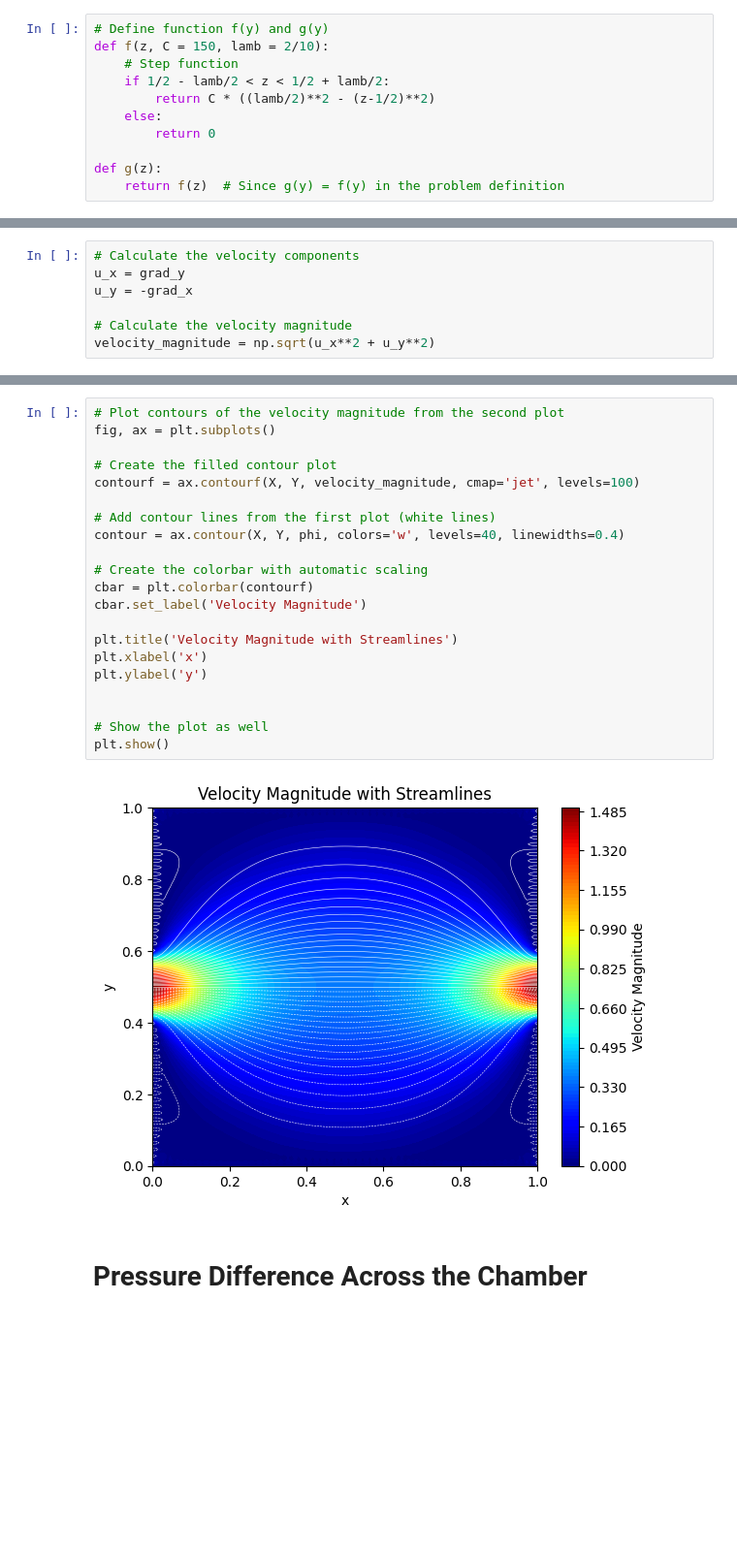
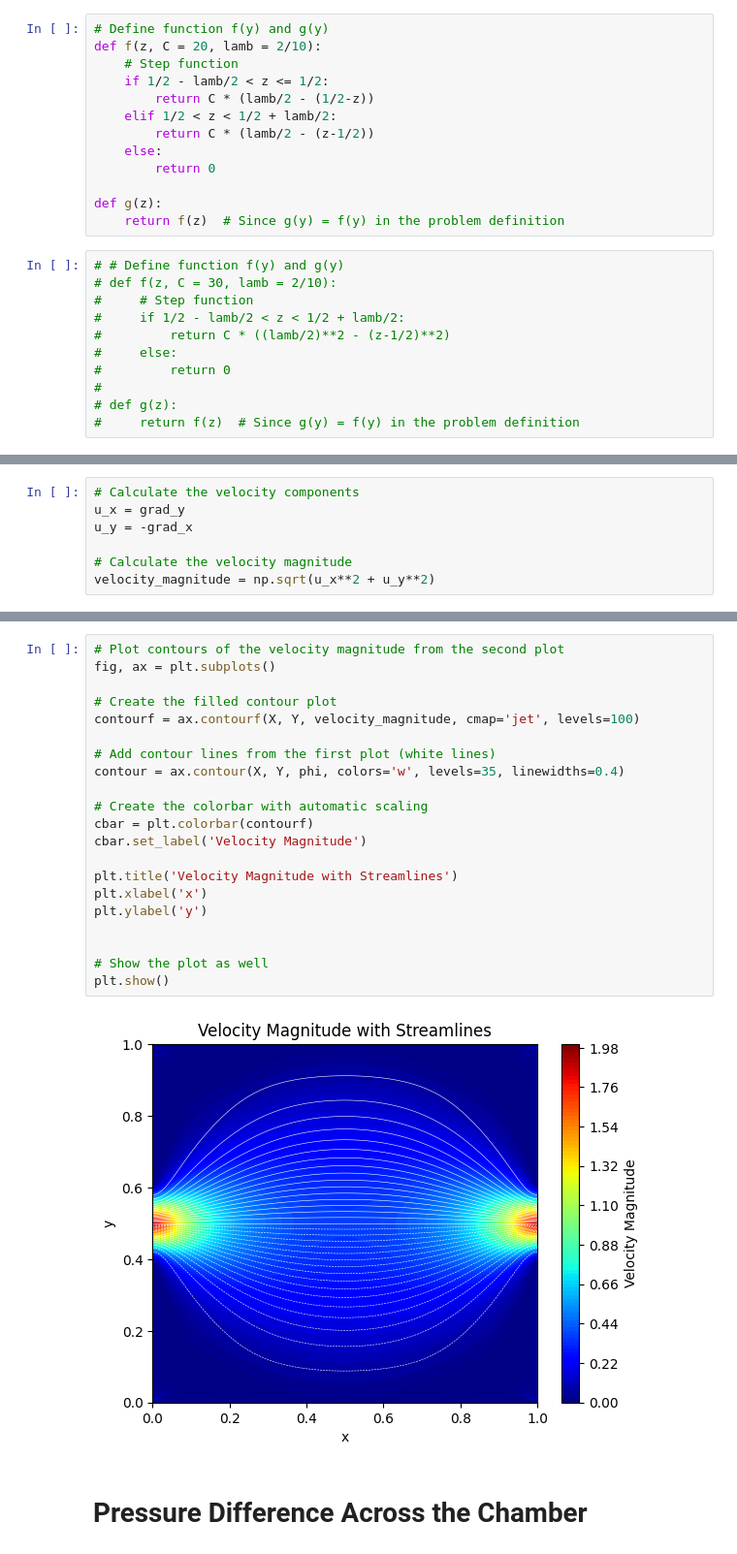
Before and after one commit to ScarlettJJJ/RS_Group1, a Jupyter notebook: Biharmonic Equation new.ipynb, the cells around one changed output, grey strips where cells are left out. Shown at 97% size. Saved outputs shown, nothing was run; the diff lists cells and outputs as text; blank space fills up the shorter version.

```diff
--- a/Biharmonic Equation new.ipynb
+++ b/Biharmonic Equation new.ipynb
@@ -45,17 +45,30 @@ count_row = 0
 A = np.zeros(((Nx+1) * (Ny+1), (Nx+1) * (Ny+1)))
 b = np.zeros((Nx+1) * (Ny+1)) # the right-hand side vector, len(b) = the number of rows in A
 # U = [U00, U10 ... UN0, U10, U01, U11 ... UN1 ... U0N, U1N ... UNN] with length (N+1)^2
+# %%
+# Define function f(y) and g(y)
+def f(z, C = 20, lamb = 2/10):
+    # Step function
+    if 1/2 - lamb/2 < z <= 1/2:
+        return C * (lamb/2 - (1/2-z))
+    elif 1/2 < z < 1/2 + lamb/2:
+        return C * (lamb/2 - (z-1/2))
+    else:
+        return 0
+
+def g(z):
+    return f(z)  # Since g(y) = f(y) in the problem definition
 # %%
-# Define function f(y) and g(y)
-def f(z, C = 150, lamb = 2/10):
-    # Step function
-    if 1/2 - lamb/2 < z < 1/2 + lamb/2:
-        return C * ((lamb/2)**2 - (z-1/2)**2)
-    else:
-        return 0
-
-def g(z):
-    return f(z)  # Since g(y) = f(y) in the problem definition
+# # Define function f(y) and g(y)
+# def f(z, C = 30, lamb = 2/10):
+#     # Step function
+#     if 1/2 - lamb/2 < z < 1/2 + lamb/2:
+#         return C * ((lamb/2)**2 - (z-1/2)**2)
+#     else:
+#         return 0
+#
+# def g(z):
+#     return f(z)  # Since g(y) = f(y) in the problem definition
 # %%
 # # Plot function f
 # import matplotlib.pyplot as plt
@@ -664,26 +677,26 @@ plt.show()
 # %%
 # Plot contours of the velocity magnitude from the second plot
 fig, ax = plt.subplots()
 
 # Create the filled contour plot
 contourf = ax.contourf(X, Y, velocity_magnitude, cmap='jet', levels=100)
 
 # Add contour lines from the first plot (white lines)
-contour = ax.contour(X, Y, phi, colors='w', levels=40, linewidths=0.4)
+contour = ax.contour(X, Y, phi, colors='w', levels=35, linewidths=0.4)
 
 # Create the colorbar with automatic scaling
 cbar = plt.colorbar(contourf)
 cbar.set_label('Velocity Magnitude')
 
 plt.title('Velocity Magnitude with Streamlines')
 plt.xlabel('x')
 plt.ylabel('y')
 
 
 # Show the plot as well
 plt.show()
 # %% [output]
-[figure, old version]
+[figure, new version]
 # %% [markdown]
 # Pressure Difference Across the Chamber
 # %% [markdown]
```
Also changed, not shown: parts of 10 cells of this notebook.
